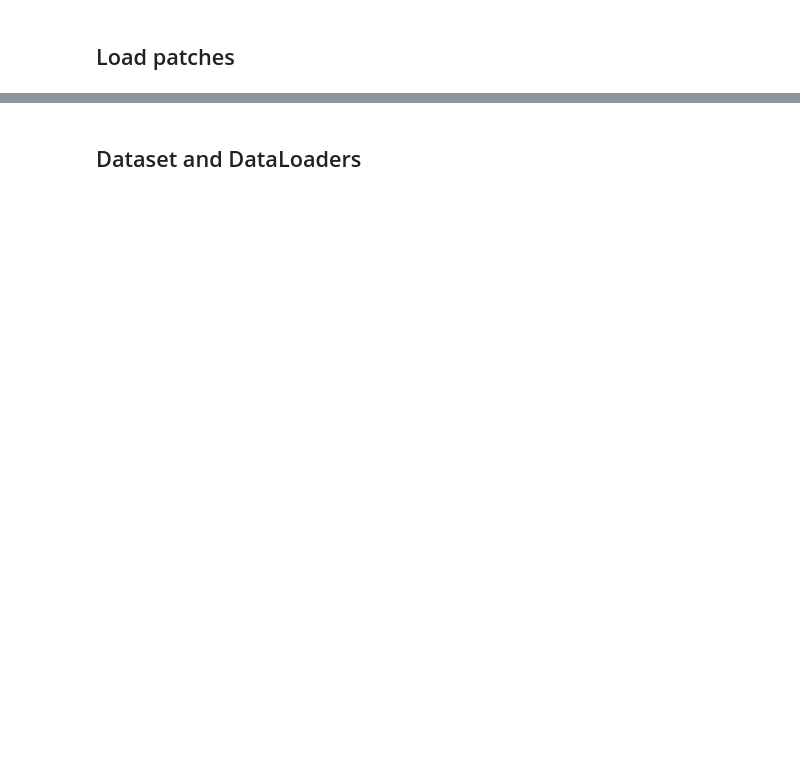
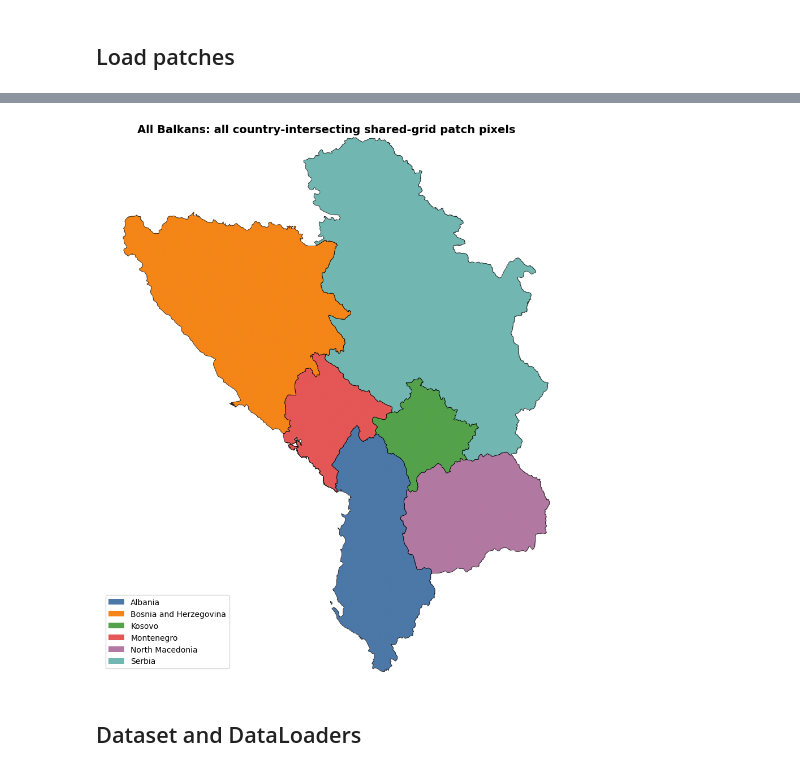
Before and after one commit to oltarecica/dl-xk, a Jupyter notebook: model_v2.ipynb, the cells around one changed output, grey strips where cells are left out. Cells and saved outputs as stored; diff of their text form; code cells hidden in the pictures; blank space fills up the shorter version.

```diff
--- a/model_v2.ipynb
+++ b/model_v2.ipynb
@@ -89,3 +506,79 @@ for country in COUNTRIES:
+# %%
+# Geometry-only coverage check: ignores endpoint filter
+# Shows every shared 32x32 window that intersects each country.
+
+import numpy as np
+import matplotlib.pyplot as plt
+from matplotlib.colors import ListedColormap
+from matplotlib.patches import Patch
+
+country_to_id = {country: i for i, country in enumerate(COUNTRIES)}
+country_colors = [
+    "#4C78A8",  # Albania
+    "#F58518",  # Bosnia_and_Herzegovina
+    "#54A24B",  # Kosovo
+    "#E45756",  # Montenegro
+    "#B279A2",  # North_Macedonia
+    "#72B7B2",  # Serbia
+]
+cmap = ListedColormap(country_colors[:len(COUNTRIES)])
+
+with rasterio.open(MEGA_TIFF_PATH) as src:
+    h, w = src.height, src.width
+    bounds = src.bounds
+    transform = src.transform
+    crs = src.crs
+
+grid = np.full((h, w), np.nan, dtype=float)
+
+for country in COUNTRIES:
+    cid = country_to_id[country]
+
+    gdf = load_country_boundary(country, crs)
+    mask = rasterize(
+        [(geom, 1) for geom in gdf.geometry],
+        out_shape=(h, w),
+        transform=transform,
+        fill=0,
+        all_touched=False,
+        dtype="uint8",
+    ).astype(bool)
+
+    for y in range(0, h, PATCH_SIZE):
+        for x in range(0, w, PATCH_SIZE):
+            h0 = min(PATCH_SIZE, h - y)
+            w0 = min(PATCH_SIZE, w - x)
+            patch_mask = mask[y:y+h0, x:x+w0]
+            if patch_mask.any():
+                block = grid[y:y+h0, x:x+w0]
+                block[patch_mask] = cid
+                grid[y:y+h0, x:x+w0] = block
+
+fig, ax = plt.subplots(figsize=(10, 10))
+ax.imshow(
+    grid,
+    cmap=cmap,
+    vmin=-0.5,
+    vmax=len(COUNTRIES) - 0.5,
+    origin="upper",
+    extent=[bounds.left, bounds.right, bounds.bottom, bounds.top],
+)
+
+for country in COUNTRIES:
+    gdf = load_country_boundary(country, crs).to_crs(epsg=4326)
+    gdf.boundary.plot(ax=ax, color="black", linewidth=0.6, alpha=0.8)
+
+legend_handles = [
+    Patch(facecolor=country_colors[i], label=country.replace("_", " "))
+    for i, country in enumerate(COUNTRIES)
+]
+ax.legend(handles=legend_handles, loc="lower left", frameon=True)
+ax.set_title("All Balkans: all country-intersecting shared-grid patch pixels", fontsize=14, fontweight="bold")
+ax.set_axis_off()
+plt.tight_layout()
+plt.show()
+# %% [output]
+[figure, added]
 # %% [markdown]
 ## Dataset and DataLoaders
 # %%
```
Also changed, not shown: parts of 18 cells of this notebook, 1 other file.
